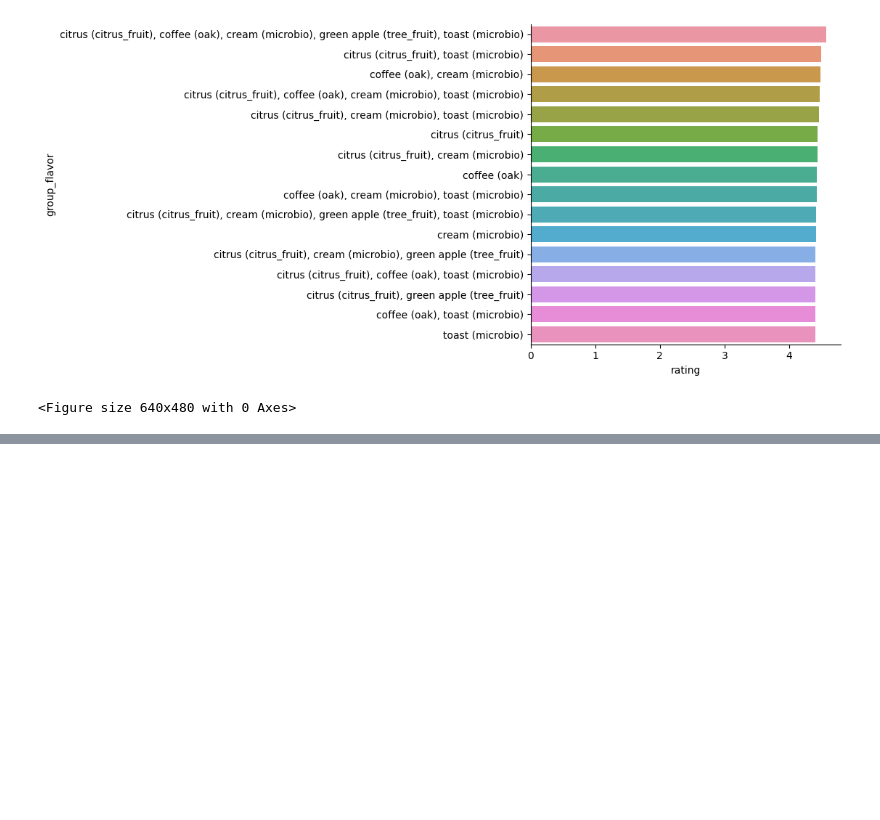
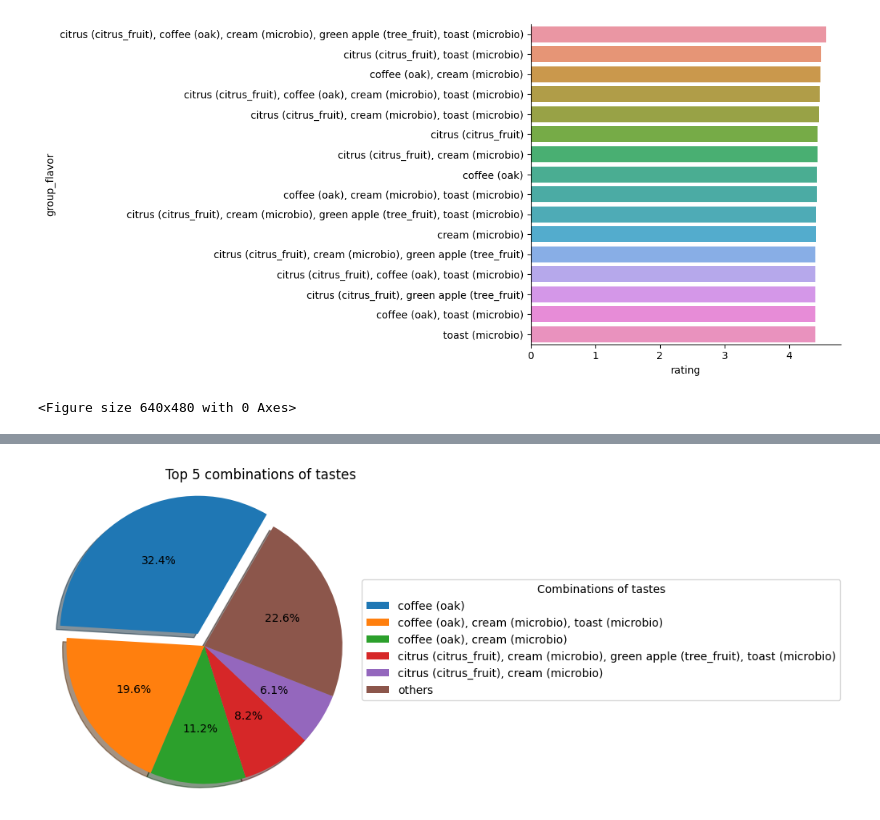
Before and after one commit to Finol12/Wiwinio-Project, a Jupyter notebook: notebooks/question_3.ipynb, the cells around one changed output, grey strips where cells are left out. Drawn from its saved outputs; the diff is of its cells as text; code cells hidden in the pictures; blank space fills up the shorter version.

Commit message:
Add pie charts to question_3 notebook: top 5 combos of tastes and flavor keywords frequency

```diff
--- a/notebooks/question_3.ipynb
+++ b/notebooks/question_3.ipynb
@@ -305,0 +309,13 @@ plt.clf()
+# %%
+wines_per_taste = flavor_count_per_wine.groupby("group_flavor")[["wine_name"]].count()
+wines_per_taste = wines_per_taste.reset_index()
+wines_per_taste.columns = ["combo", "wine_count"]
+wines_per_taste = wines_per_taste.sort_values("wine_count", ascending=False)
+
+wines_per_taste_top5 = wines_per_taste.iloc[0:5,:]
+
+new_row = {'combo': ['others'], 'wine_count': [sum(wines_per_taste.iloc[5:,1])]}
+wines_per_taste_others = pd.DataFrame(new_row)
+wines_per_taste_top5_rest = pd.concat([wines_per_taste_top5, wines_per_taste_others])
+
+display(wines_per_taste_top5_rest.reset_index(drop=True))
@@ -305,0 +330,23 @@ plt.clf()
+# %%
+fig1, ax1 = plt.subplots(figsize=(5, 5))
+ax1.pie(
+    wines_per_taste_top5_rest["wine_count"],
+    labels=wines_per_taste_top5_rest["combo"],
+    labeldistance = None,
+    explode = (0.1, 0, 0, 0, 0, 0),
+    autopct='%1.1f%%',
+    shadow=True,
+    startangle=60
+)
+ax1.set_title('Top 5 combinations of tastes', loc='right')
+ax1.legend(
+    wines_per_taste_top5_rest["combo"],
+    title="Combinations of tastes",
+    loc="center left",
+    bbox_to_anchor = (1, 0.5)
+)
+ax1.axis('equal')  # Equal aspect ratio ensures that pie is drawn as a circle.
+
+plt.show()
+# %% [output]
+[figure, added]
```
Also changed, not shown: parts of 6 cells of this notebook.
